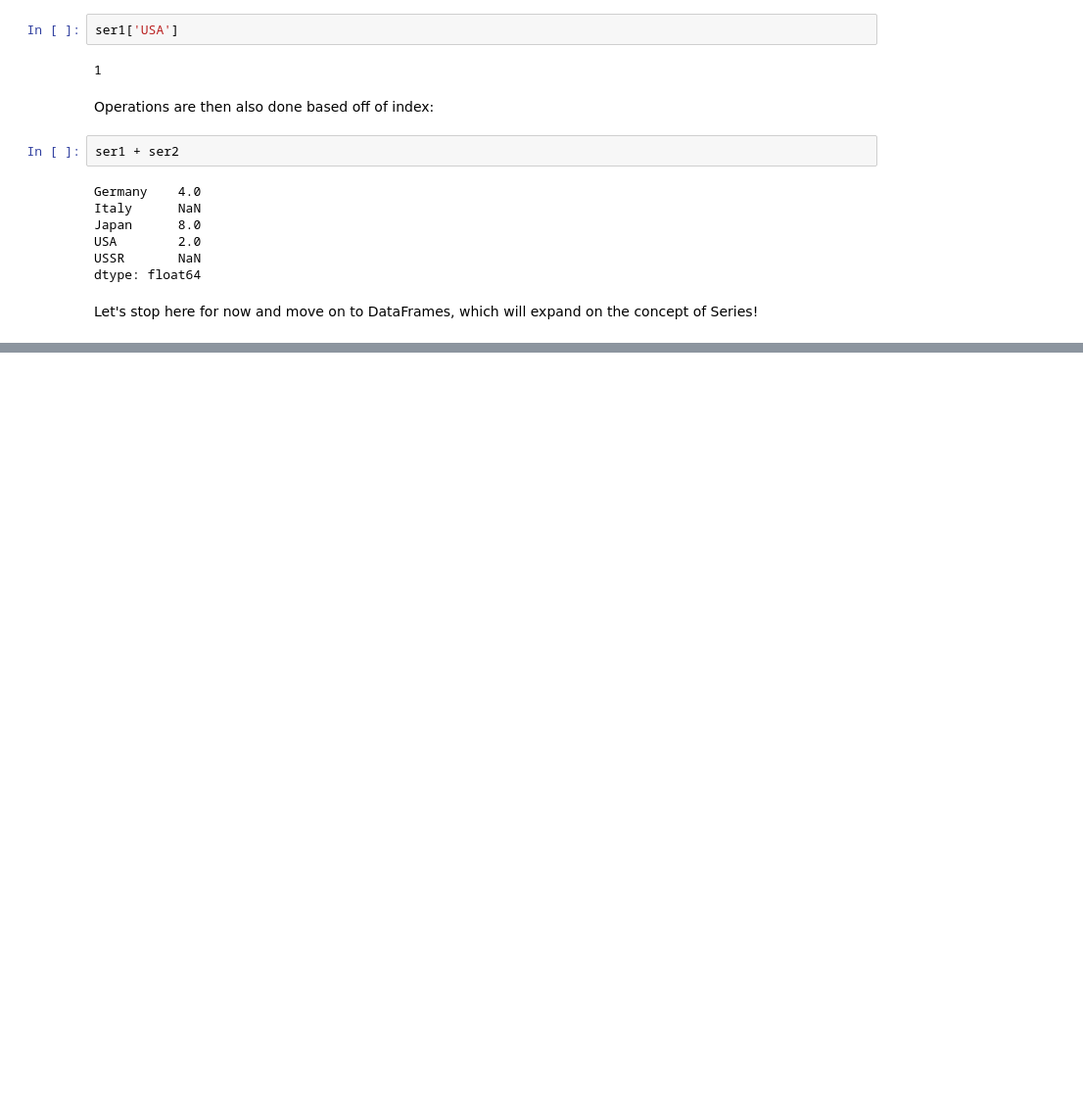
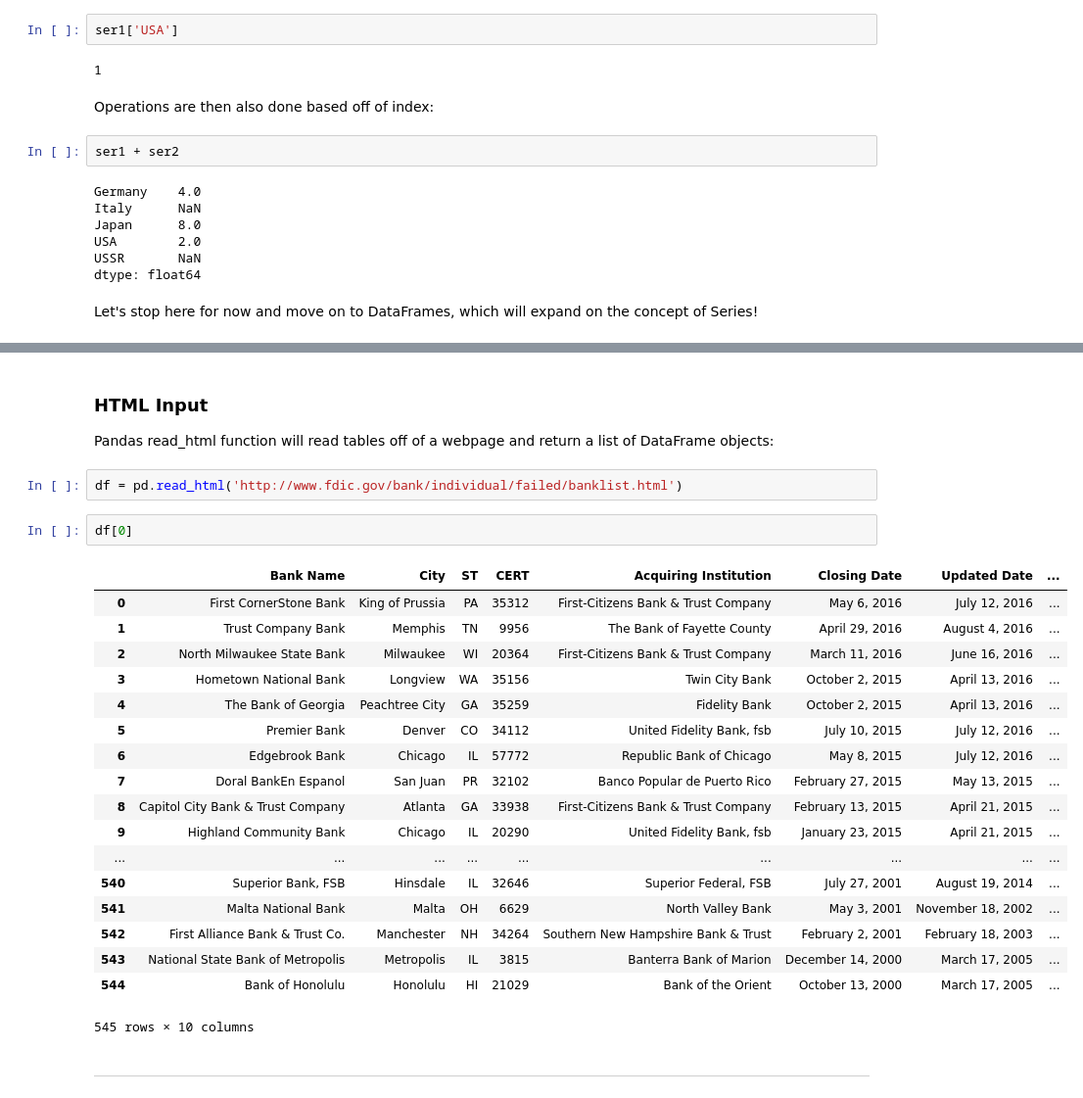
Before and after one commit to sankule/pythonScripts, a Jupyter notebook: PythonBasics.ipynb, the cells around one changed output, grey strips where cells are left out. Shown at 98% size. Saved outputs shown, nothing was run; the diff lists cells and outputs as text; blank space fills up the shorter version.

Commit message:
adding pandas intro

```diff
--- a/PythonBasics.ipynb
+++ b/PythonBasics.ipynb
@@ -1264,0 +2265,29 @@ Let's stop here for now and move on to DataFrames, which will expand on the conc
+# %% [markdown]
+### HTML Input
+
+Pandas read_html function will read tables off of a webpage and return a list of DataFrame objects:
+# %%
+df = pd.read_html('http://www.fdic.gov/bank/individual/failed/banklist.html')
+# %%
+df[0]
+# %% [output]
+|  | Bank Name | City | ST | CERT | Acquiring Institution | Closing Date | Updated Date | ... |
+| 0 | First CornerStone Bank | King of Prussia | PA | 35312 | First-Citizens Bank & Trust Company | May 6, 2016 | July 12, 2016 | ... |
+| 1 | Trust Company Bank | Memphis | TN | 9956 | The Bank of Fayette County | April 29, 2016 | August 4, 2016 | ... |
+| 2 | North Milwaukee State Bank | Milwaukee | WI | 20364 | First-Citizens Bank & Trust Company | March 11, 2016 | June 16, 2016 | ... |
+| 3 | Hometown National Bank | Longview | WA | 35156 | Twin City Bank | October 2, 2015 | April 13, 2016 | ... |
+| 4 | The Bank of Georgia | Peachtree City | GA | 35259 | Fidelity Bank | October 2, 2015 | April 13, 2016 | ... |
+| 5 | Premier Bank | Denver | CO | 34112 | United Fidelity Bank, fsb | July 10, 2015 | July 12, 2016 | ... |
+| 6 | Edgebrook Bank | Chicago | IL | 57772 | Republic Bank of Chicago | May 8, 2015 | July 12, 2016 | ... |
+| 7 | Doral BankEn Espanol | San Juan | PR | 32102 | Banco Popular de Puerto Rico | February 27, 2015 | May 13, 2015 | ... |
+| 8 | Capitol City Bank & Trust Company | Atlanta | GA | 33938 | First-Citizens Bank & Trust Company | February 13, 2015 | April 21, 2015 | ... |
+| 9 | Highland Community Bank | Chicago | IL | 20290 | United Fidelity Bank, fsb | January 23, 2015 | April 21, 2015 | ... |
+| ... | ... | ... | ... | ... | ... | ... | ... | ... |
+| 540 | Superior Bank, FSB | Hinsdale | IL | 32646 | Superior Federal, FSB | July 27, 2001 | August 19, 2014 | ... |
+| 541 | Malta National Bank | Malta | OH | 6629 | North Valley Bank | May 3, 2001 | November 18, 2002 | ... |
+| 542 | First Alliance Bank & Trust Co. | Manchester | NH | 34264 | Southern New Hampshire Bank & Trust | February 2, 2001 | February 18, 2003 | ... |
+| 543 | National State Bank of Metropolis | Metropolis | IL | 3815 | Banterra Bank of Marion | December 14, 2000 | March 17, 2005 | ... |
+| 544 | Bank of Honolulu | Honolulu | HI | 21029 | Bank of the Orient | October 13, 2000 | March 17, 2005 | ... |
+545 rows × 10 columns
+# %% [markdown]
+____
```
Also changed, not shown: parts of 181 cells of this notebook.
